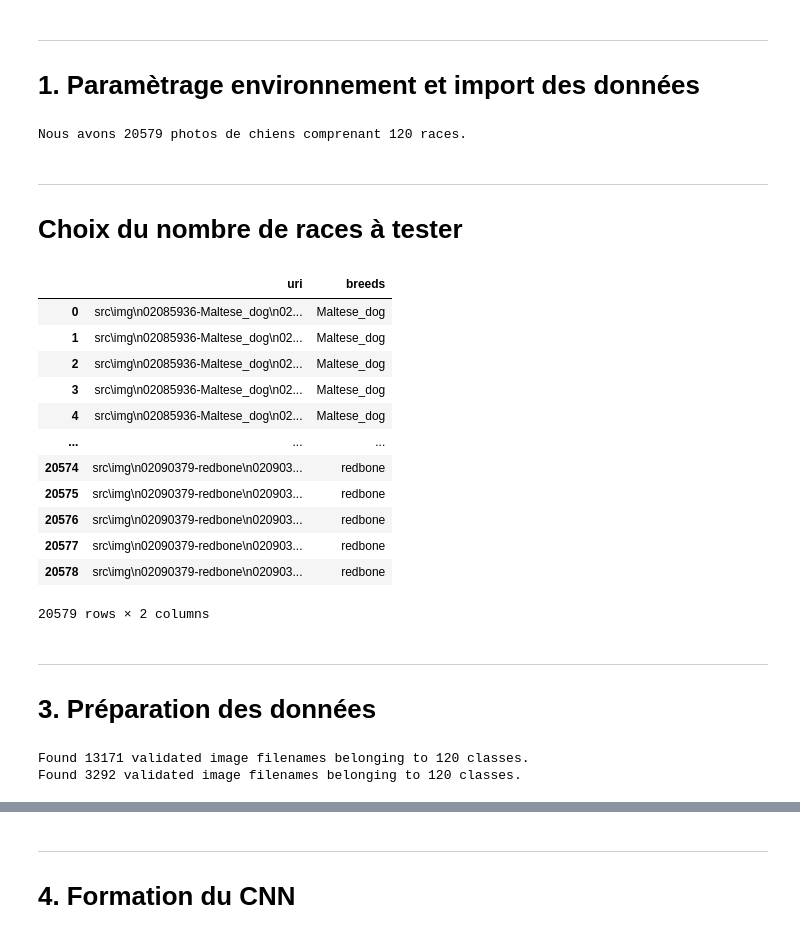
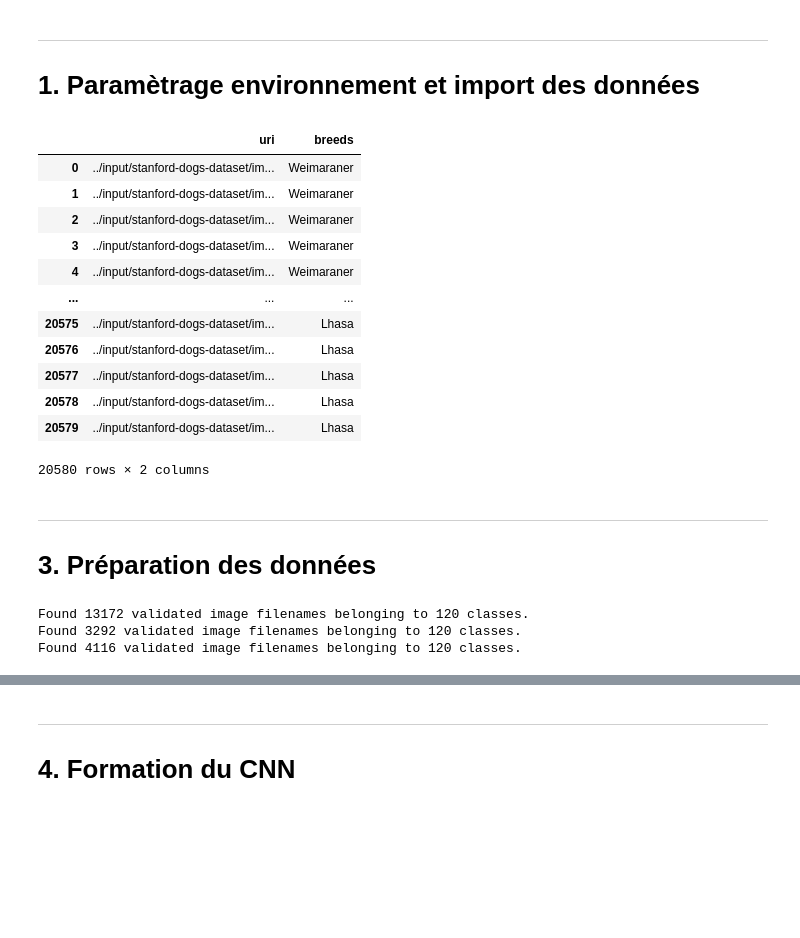
Before and after one commit to Adrian1903/Classez-des-images-l-aide-d-algorithmes-de-Deep-Learning, a Jupyter notebook: dev/03_CNN.ipynb, the cells around one changed output, grey strips where cells are left out. Saved outputs shown, nothing was run; the diff lists cells and outputs as text; code cells hidden in the pictures; blank space fills up the shorter version.

```diff
--- a/dev/03_CNN.ipynb
+++ b/dev/03_CNN.ipynb
@@ -32,33 +27,0 @@ from keras.callbacks import EarlyStopping
-# %%
-dogs_raw = pd.read_csv('src/dogs.csv')
-print(f'Nous avons {len(dogs_raw)} photos de chiens comprenant {dogs_raw.breeds.nunique()} races.')
-# %% [output]
-Nous avons 20579 photos de chiens comprenant 120 races.
-# %% [markdown]
----
-# Choix du nombre de races à tester
-# %%
-# Choix du nombre de races à tester
-n_breeds = 120
-top_breeds = dogs_raw.groupby('breeds').count().sort_values(by='uri', ascending=False).head(n_breeds).reset_index().breeds.to_list()
-
-dogs = pd.DataFrame()
-for b in top_breeds:
-    dogs = dogs.append(dogs_raw[dogs_raw.breeds == b])
-
-dogs = dogs.reset_index(drop=True)
-dogs
-# %% [output]
-|  | uri | breeds |
-| 0 | src\img\n02085936-Maltese_dog\n02... | Maltese_dog |
-| 1 | src\img\n02085936-Maltese_dog\n02... | Maltese_dog |
-| 2 | src\img\n02085936-Maltese_dog\n02... | Maltese_dog |
-| 3 | src\img\n02085936-Maltese_dog\n02... | Maltese_dog |
-| 4 | src\img\n02085936-Maltese_dog\n02... | Maltese_dog |
-| ... | ... | ... |
-| 20574 | src\img\n02090379-redbone\n020903... | redbone |
-| 20575 | src\img\n02090379-redbone\n020903... | redbone |
-| 20576 | src\img\n02090379-redbone\n020903... | redbone |
-| 20577 | src\img\n02090379-redbone\n020903... | redbone |
-| 20578 | src\img\n02090379-redbone\n020903... | redbone |
-20579 rows × 2 columns
@@ -68,3 +55,32 @@ if env == 'colab':
+# %%
+dogs_lst = []
+for dirname, _, filenames in os.walk('../input/stanford-dogs-dataset/images'):
+    for filename in filenames:
+        dogs_lst.append(os.path.join(dirname, filename))
+
+# Je stocke dans un dataframe
+dogs_raw = pd.DataFrame(dogs_lst, columns=['uri'])
+
+# J'extrais la race
+dogs_raw['breeds'] = dogs_raw.uri.str.split('/').str.get(5).str.slice(10)
+
+dogs = dogs_raw
+
+dogs
+# %% [output]
+|  | uri | breeds |
+| 0 | ../input/stanford-dogs-dataset/im... | Weimaraner |
+| 1 | ../input/stanford-dogs-dataset/im... | Weimaraner |
+| 2 | ../input/stanford-dogs-dataset/im... | Weimaraner |
+| 3 | ../input/stanford-dogs-dataset/im... | Weimaraner |
+| 4 | ../input/stanford-dogs-dataset/im... | Weimaraner |
+| ... | ... | ... |
+| 20575 | ../input/stanford-dogs-dataset/im... | Lhasa |
+| 20576 | ../input/stanford-dogs-dataset/im... | Lhasa |
+| 20577 | ../input/stanford-dogs-dataset/im... | Lhasa |
+| 20578 | ../input/stanford-dogs-dataset/im... | Lhasa |
+| 20579 | ../input/stanford-dogs-dataset/im... | Lhasa |
+20580 rows × 2 columns
 # %% [markdown]
 ---
 # 3. Préparation des données
@@ -72,10 +88,12 @@ if env == 'colab':
 # Séparation des données d'entrainements et de tests
 train, test = train_test_split(dogs, test_size=0.2, random_state=42)
 # %%
+# Génération du jeu d'entrainement
 # Séparation des données d'entrainement et de validations
 datagen = ImageDataGenerator(
             rescale=1/255,
-            validation_split=0.2)
+            validation_split=0.2,
+            preprocessing_function=preprocessing_image)
 
 train_train = datagen.flow_from_dataframe(
               train,
@@ -91,6 +109,18 @@ val_train = datagen.flow_from_dataframe(
               seed=123,
               subset='validation'
             )
+
+# Génération du jeu de test
+datagen_test = ImageDataGenerator(
+                    rescale=1/255)
+
+test = datagen_test.flow_from_dataframe(
+              test,
+              x_col = 'uri',
+              y_col = 'breeds',
+              seed=123,
+            )
 # %% [output]
-Found 13171 validated image filenames belonging to 120 classes.
+Found 13172 validated image filenames belonging to 120 classes.
 Found 3292 validated image filenames belonging to 120 classes.
+Found 4116 validated image filenames belonging to 120 classes.
```
Also changed, not shown: parts of 18 cells of this notebook.
